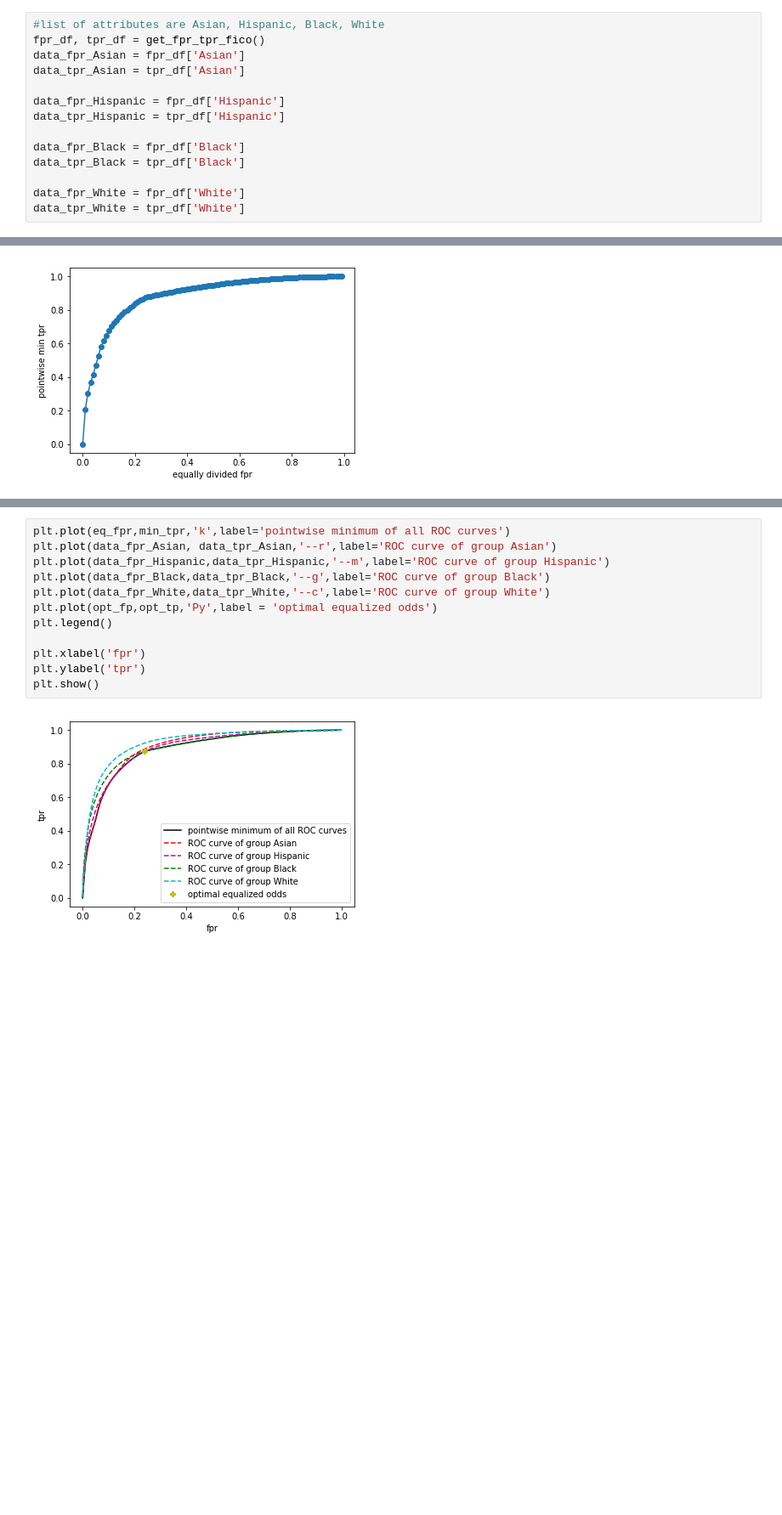
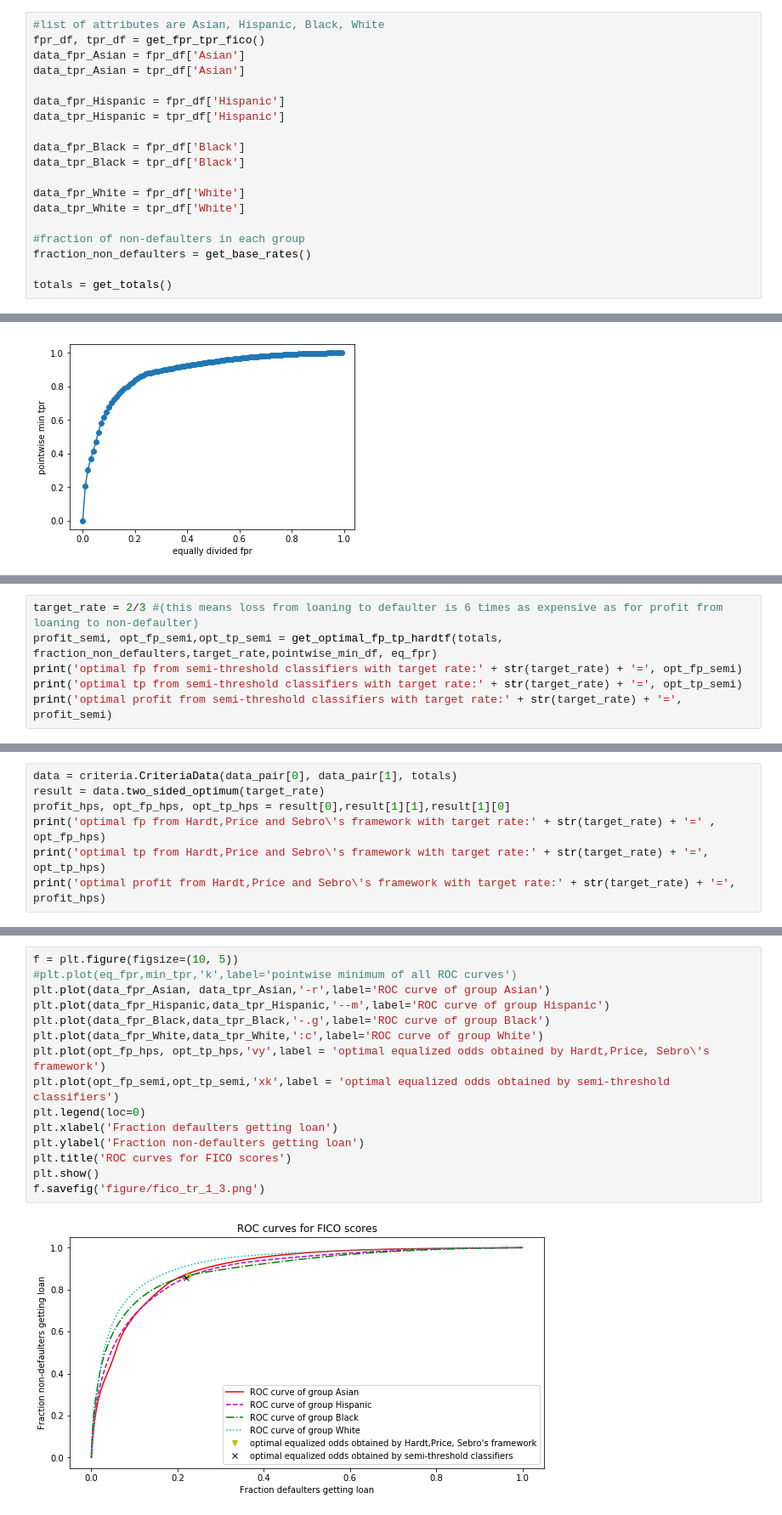
Before and after one commit to nrajanee/ExperimentsforEqOdsNondecreasingCondProbsPaper, a Jupyter notebook: explore_plot_data_fico.ipynb, the cells around one changed output, grey strips where cells are left out. Shown at 85% size. Saved outputs shown, nothing was run; the diff lists cells and outputs as text; blank space fills up the shorter version.

```diff
--- a/explore_plot_data_fico.ipynb
+++ b/explore_plot_data_fico.ipynb
@@ -22,6 +34,11 @@ data_tpr_Black = tpr_df['Black']
 
 data_fpr_White = fpr_df['White']
 data_tpr_White = tpr_df['White']
+
+#fraction of non-defaulters in each group
+fraction_non_defaulters = get_base_rates()
+
+totals = get_totals()
 # %%
 eq_fpr_df = construct_df_for_eq_div_fpr(fpr_df,tpr_df)
 print(eq_fpr_df)
@@ -110,0 +134,6 @@ optimal tp: 0.8733092020364959
+# %%
+target_rate = 2/3 #(this means loss from loaning to defaulter is 6 times as expensive as for profit from loaning to non-defaulter)
+profit_semi, opt_fp_semi,opt_tp_semi = get_optimal_fp_tp_hardtf(totals, fraction_non_defaulters,target_rate,pointwise_min_df, eq_fpr)
+print('optimal fp from semi-threshold classifiers with target rate:' + str(target_rate) + '=', opt_fp_semi)
+print('optimal tp from semi-threshold classifiers with target rate:' + str(target_rate) + '=', opt_tp_semi)
+print('optimal profit from semi-threshold classifiers with target rate:' + str(target_rate) + '=', profit_semi)
@@ -110,0 +178,7 @@ optimal tp: 0.8733092020364959
+# %%
+data = criteria.CriteriaData(data_pair[0], data_pair[1], totals)
+result = data.two_sided_optimum(target_rate)
+profit_hps, opt_fp_hps, opt_tp_hps = result[0],result[1][1],result[1][0]
+print('optimal fp from Hardt,Price and Sebro\'s framework with target rate:' + str(target_rate) + '=' , opt_fp_hps)
+print('optimal tp from Hardt,Price and Sebro\'s framework with target rate:' + str(target_rate) + '=', opt_tp_hps)
+print('optimal profit from Hardt,Price and Sebro\'s framework with target rate:' + str(target_rate) + '=', profit_hps)
@@ -111,15 +194,18 @@ optimal tp: 0.8733092020364959
 # %%
-plt.plot(eq_fpr,min_tpr,'k',label='pointwise minimum of all ROC curves')
-plt.plot(data_fpr_Asian, data_tpr_Asian,'--r',label='ROC curve of group Asian')
+f = plt.figure(figsize=(10, 5))
+#plt.plot(eq_fpr,min_tpr,'k',label='pointwise minimum of all ROC curves')
+plt.plot(data_fpr_Asian, data_tpr_Asian,'-r',label='ROC curve of group Asian')
 plt.plot(data_fpr_Hispanic,data_tpr_Hispanic,'--m',label='ROC curve of group Hispanic')
-plt.plot(data_fpr_Black,data_tpr_Black,'--g',label='ROC curve of group Black')
-plt.plot(data_fpr_White,data_tpr_White,'--c',label='ROC curve of group White')
-plt.plot(opt_fp,opt_tp,'Py',label = 'optimal equalized odds')
-plt.legend()
-
-plt.xlabel('fpr')
-plt.ylabel('tpr')
+plt.plot(data_fpr_Black,data_tpr_Black,'-.g',label='ROC curve of group Black')
+plt.plot(data_fpr_White,data_tpr_White,':c',label='ROC curve of group White')
+plt.plot(opt_fp_hps, opt_tp_hps,'vy',label = 'optimal equalized odds obtained by Hardt,Price, Sebro\'s framework')
+plt.plot(opt_fp_semi,opt_tp_semi,'xk',label = 'optimal equalized odds obtained by semi-threshold classifiers')
+plt.legend(loc=0)
+plt.xlabel('Fraction defaulters getting loan')
+plt.ylabel('Fraction non-defaulters getting loan')
+plt.title('ROC curves for FICO scores')
 plt.show()
+f.savefig('figure/fico_tr_1_3.png')
 # %% [output]
-[figure, old version]
+[figure, new version]
 # %%
```
Also changed, not shown: parts of 14 cells of this notebook, 10 other files.
